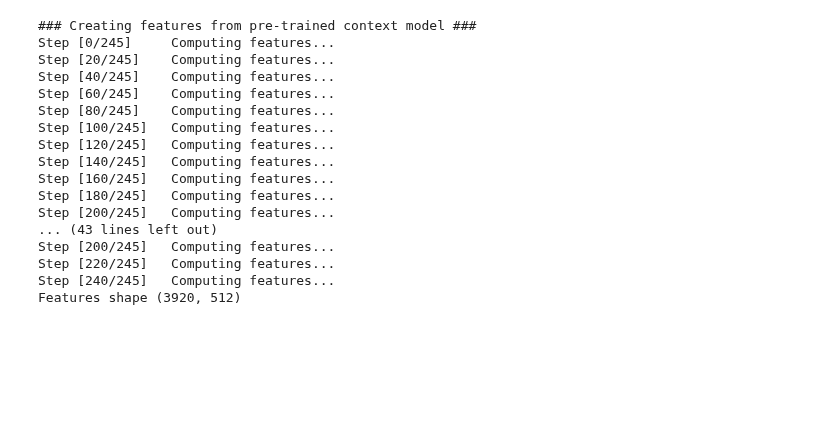
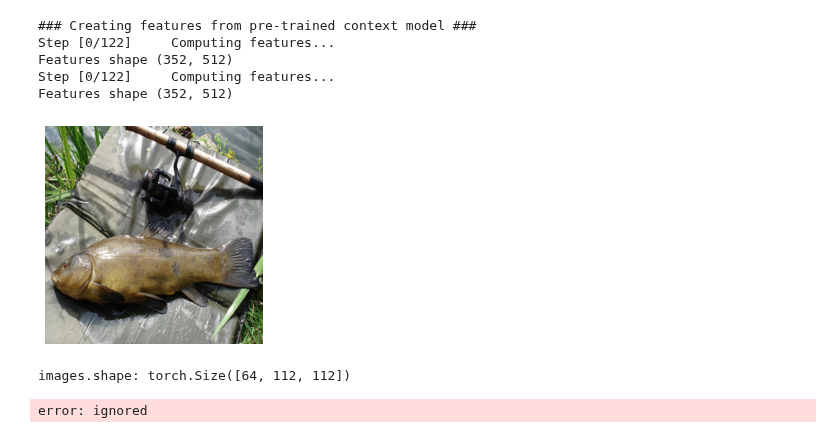
Before and after one commit to mona251/Intriguing-Properties-of-Contrastive-Losses, a Jupyter notebook: simclr.ipynb, the cells around one changed output. Drawn from its saved outputs; the diff is of its cells as text; code cells hidden in the pictures; blank space fills up the shorter version.

```diff
--- a/simclr.ipynb
+++ b/simclr.ipynb
@@ -499,16 +418,3 @@ def k_means_on_img(image, k, max_iter=100, epsilon=0.2, attempts=10, normalize=F
         plt.imshow(segmented_image)
         plt.show()
     return segmented_image
-# %%
-for images, _ in tim_testloader:
-    batch = images.cpu().detach().numpy()
-    img_idx = 15
-    image = batch[img_idx]
-    # put color channels as last dimension
-    image = np.moveaxis(image, 0, -1)
-
-    k = 8
-    segmented_image = k_means_on_img(image, 4, max_iter=100, epsilon=0.2,
-                                     attempts=10, normalize=True,
-                                     plot=True)
-    break
@@ -518,28 +432,10 @@ for images, _ in tim_testloader:
 # %%
 print("### Creating features from pre-trained context model ###")
-
-train_X, train_y, test_X, test_y = get_features(
-    model, tim_trainloader, tim_testloader, DEVICE
-)
-
-arr_train_loader, arr_test_loader = create_data_loaders_from_arrays(
-    train_X, train_y, test_X, test_y, batch_size
-)
+train_X, train_y, test_X, test_y, test_blocks = get_features(model, tim_loader, tim_testloader, DEVICE)
+arr_train_loader, arr_test_loader, block_1, block_2, block_3, block_4 = create_data_loaders_from_arrays(train_X, train_y, test_X, test_y, test_blocks, batch_size)
 # %% [output]
 ### Creating features from pre-trained context model ###
-Step [0/245]     Computing features...
-Step [20/245]    Computing features...
-Step [40/245]    Computing features...
-Step [60/245]    Computing features...
-Step [80/245]    Computing features...
-Step [100/245]   Computing features...
-Step [120/245]   Computing features...
-Step [140/245]   Computing features...
-Step [160/245]   Computing features...
-Step [180/245]   Computing features...
-Step [200/245]   Computing features...
-... (43 lines left out)
-Step [200/245]   Computing features...
-Step [220/245]   Computing features...
-Step [240/245]   Computing features...
-Features shape (3920, 512)
+Step [0/122]     Computing features...
+Features shape (352, 512)
+Step [0/122]     Computing features...
+Features shape (352, 512)
@@ -545,0 +487,26 @@ Features shape (3920, 512)
+# %%
+for images, _ in imagenette_ds_test:
+    batch = images.cpu().detach().numpy()
+    batch = np.moveaxis(batch, 0, -1)
+    plt.axis('off')
+    plt.imshow(batch)
+    plt.imsave('fish.jpg', batch)
+    break
+# %% [output]
+[figure, added]
+# %%
+for images, _ in block_1:
+    print('images.shape:', images.shape)
+
+    image = images.cpu().detach().numpy()
+    image = np.moveaxis(image, 0, -1)
+    np.save('block1.npy', image)
+
+    k = 2
+    segmented_image = k_means_on_img(image, k, max_iter=100, epsilon=0.2,
+                                     attempts=10, normalize=True,
+                                     plot=True)
+    break
+# %% [output]
+images.shape: torch.Size([64, 112, 112])
+error: ignored
```
Also changed, not shown: parts of 17 cells of this notebook.
